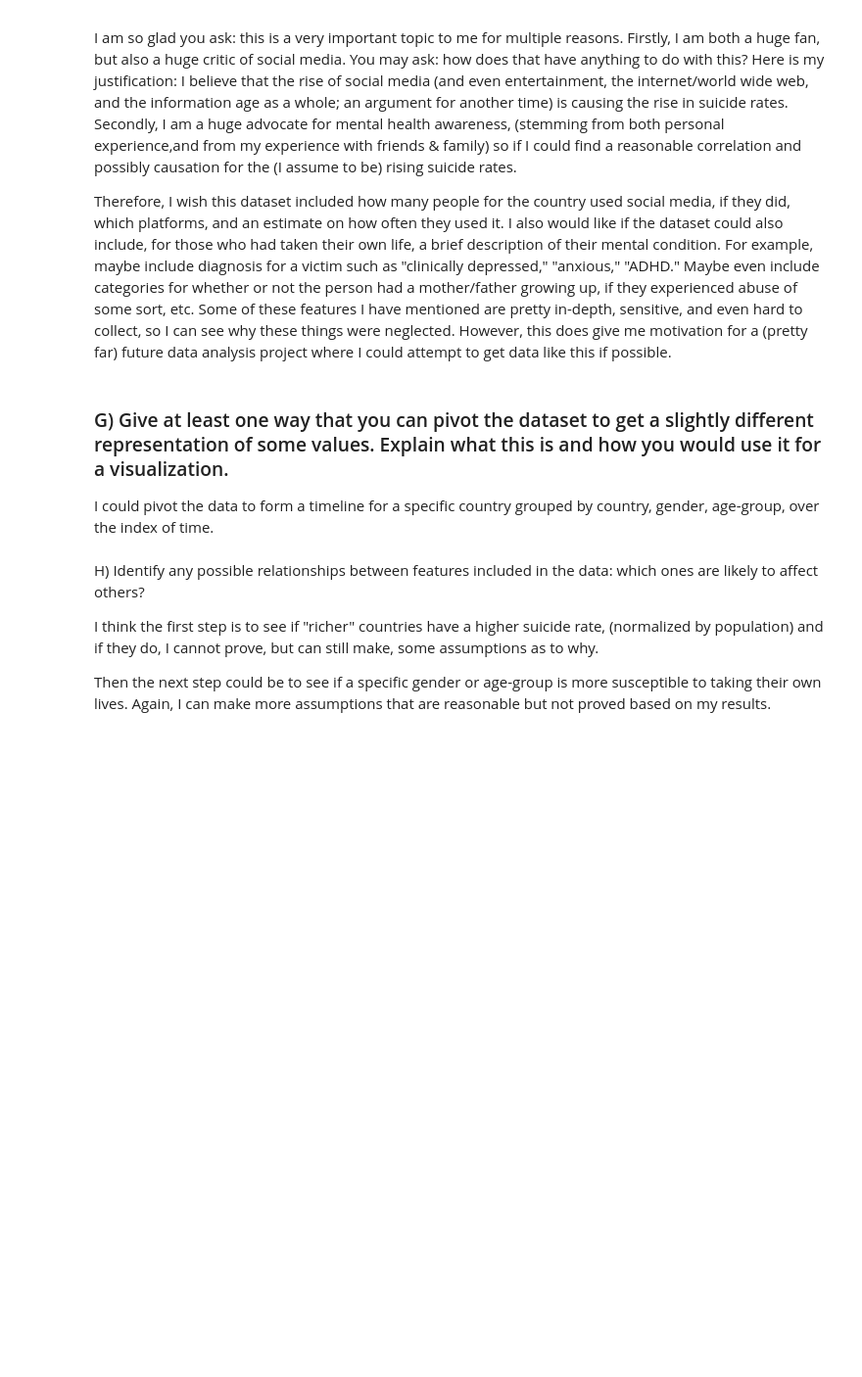
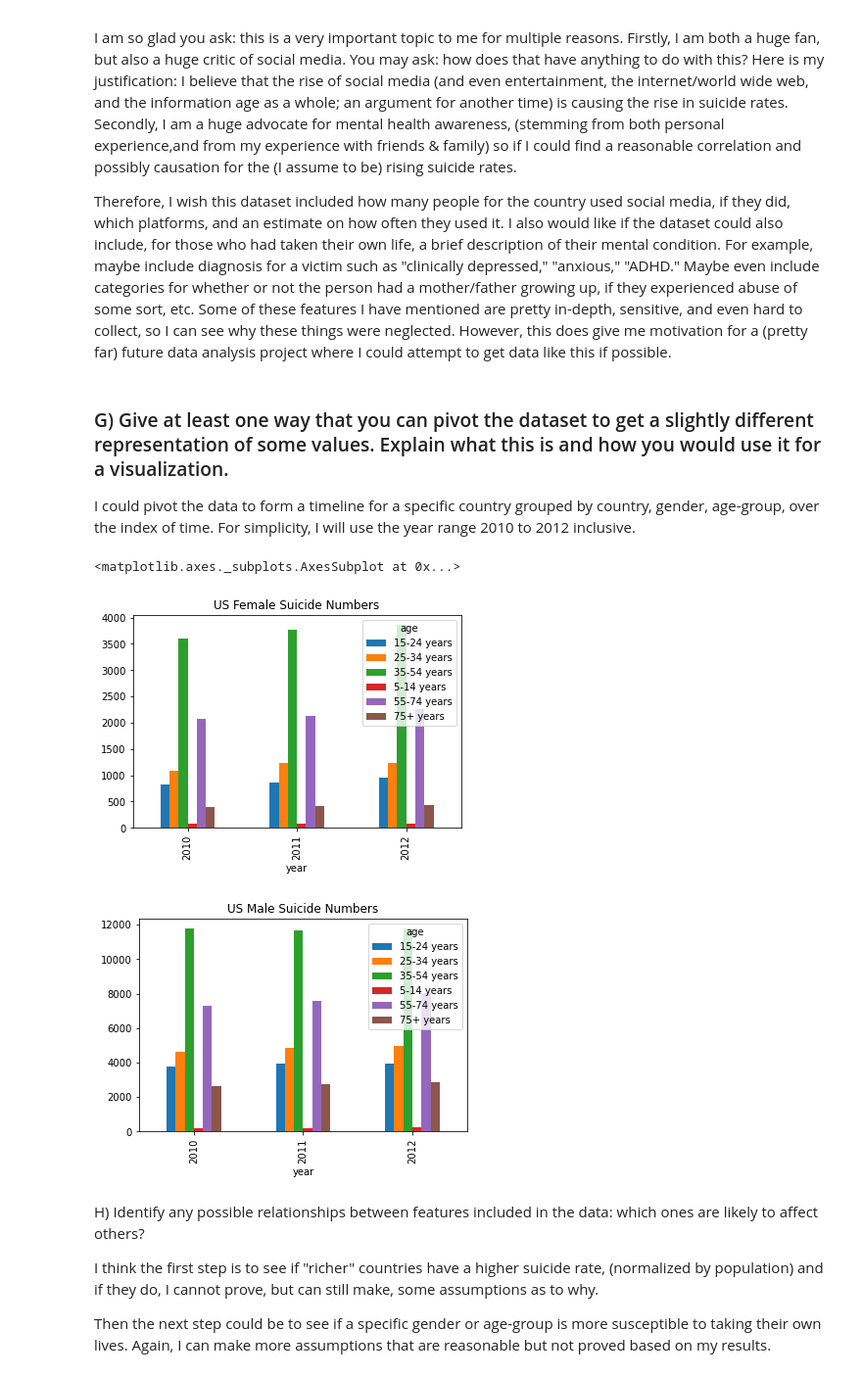
Before and after one commit to jventura1738/COSC311, a Jupyter notebook: Project1_Suicide/suicide.ipynb, the cells around one changed output. Shown at 98% size. Cells and saved outputs as stored; diff of their text form; code cells hidden in the pictures; blank space fills up the shorter version.

```diff
--- a/Project1_Suicide/suicide.ipynb
+++ b/Project1_Suicide/suicide.ipynb
@@ -61,4 +61,4 @@ Therefore, I wish this dataset included how many people for the country used soc
 # %% [markdown]
 ### G) Give at least one way that you can pivot the dataset to get a slightly different representation of some values. Explain what this is and how you would use it for a visualization.
 
-I could pivot the data to form a timeline for a specific country grouped by country, gender, age-group, over the index of time.
+I could pivot the data to form a timeline for a specific country grouped by country, gender, age-group, over the index of time.  For simplicity, I will use the year range 2010 to 2012 inclusive.
@@ -67,3 +65,22 @@ I could pivot the data to form a timeline for a specific country grouped by coun
+# %%
+# Organize data.
+data = s_frame[['country', 'year', 'sex', 'age', 'suicides_no', 'population']]
+data = data[data['country'] == 'United States']
+data = data[(data['year'] >= 2010) & (data['year'] <= 2012)]
+
+# Female vs Male
+fdat = data[data['sex'] == 'female']
+mdat = data[data['sex'] == 'male']
+
+fdat = fdat.pivot_table(index='year', columns='age', values='suicides_no')
+mdat = mdat.pivot_table(index='year', columns='age', values='suicides_no')
+
+fdat.plot.bar(title='US Female Suicide Numbers')
+mdat.plot.bar(title='US Male Suicide Numbers')
+# %% [output]
+<matplotlib.axes._subplots.AxesSubplot at 0x...>
+[figure, added]
+[figure, added]
 # %% [markdown]
 H) Identify any possible relationships between features included in the data: which ones are likely to affect others?
 
```
Also changed, not shown: parts of 1 cell of this notebook.
